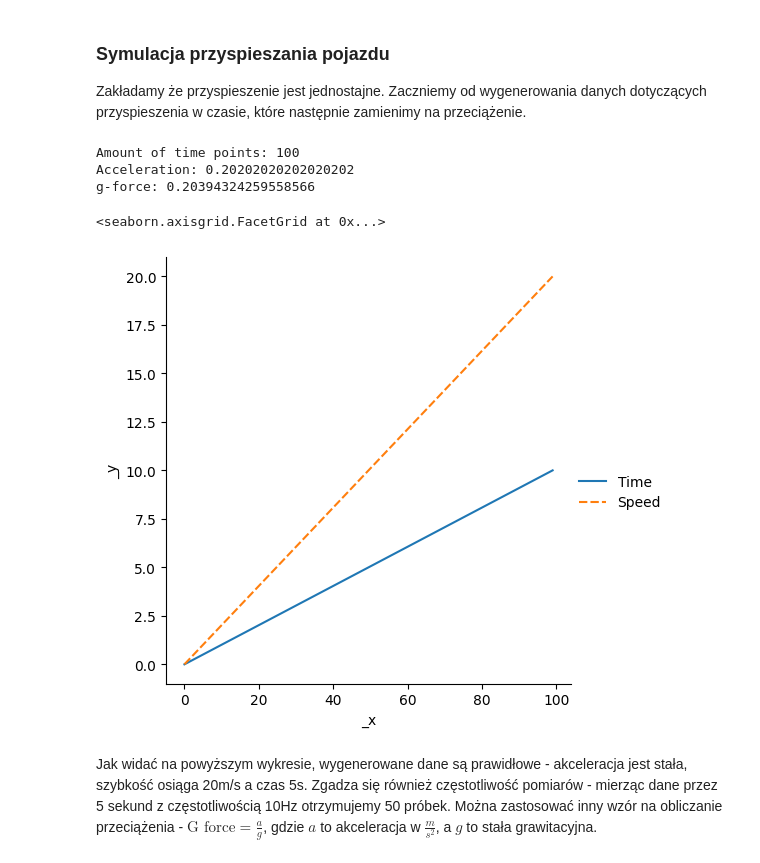
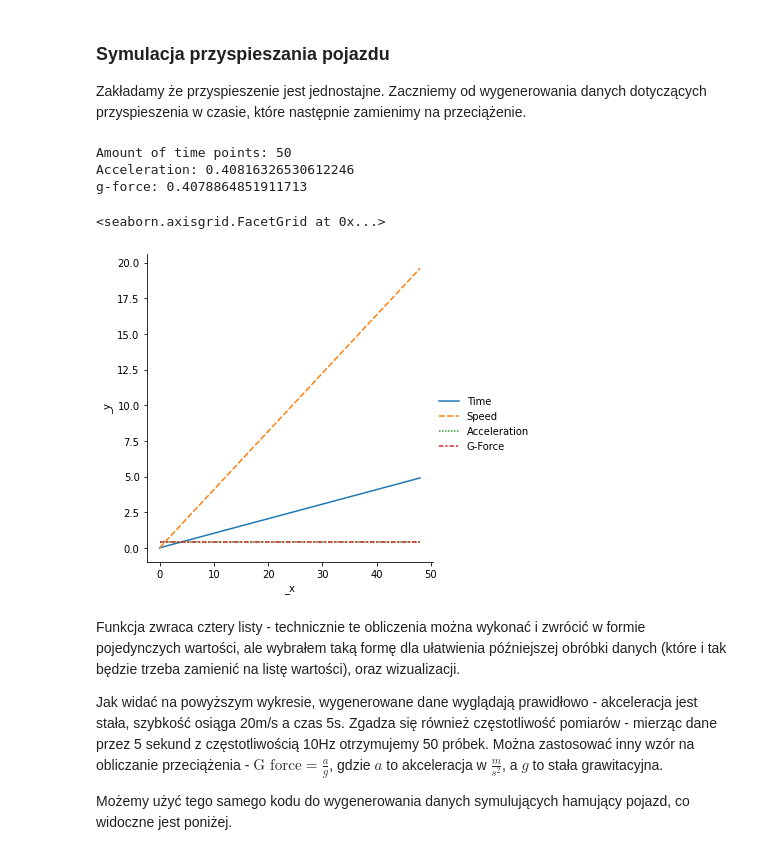
Before and after one commit to SteelPh0enix/magisterka-pollub, a Jupyter notebook: path_generators_showcase.ipynb, the cells around one changed output. Saved outputs shown, nothing was run; the diff lists cells and outputs as text; code cells hidden in the pictures.

Commit message:
renamed `generate_acceleration_data` to `generate_movement_data` and added more examples

```diff
--- a/path_generators_showcase.ipynb
+++ b/path_generators_showcase.ipynb
@@ -75,55 +75,60 @@ Mamy więc trzy możliwe scenariusze - przyspieszanie, zwalnianie oraz ruch jedn
 Zakładamy że przyspieszenie jest jednostajne. Zaczniemy od wygenerowania danych dotyczących przyspieszenia w czasie, które następnie zamienimy na przeciążenie.
 # %%
 from typing import List, Tuple
-import numpy as np
 import pandas as pd
 import seaborn as sns
-import scipy as sp
 from scipy.constants import g as g_constant
 
-# The code is unit-agnostic for now, but later we'll have to specify units for correct g-force calculations, so let's assume that speed unit is meters and time units are seconds
 
-def calculate_g_force(start_speed: float, target_speed: float, acceleration_time: float):
+def calculate_g_force(
+    start_speed: float, target_speed: float, acceleration_time: float
+):
     return (target_speed - start_speed) / (acceleration_time * g_constant)
 
-def generate_acceleration_data(
+
+def generate_movement_data(
     start_speed: float, target_speed: float, acceleration_time: float, time_step: float
-) -> Tuple[List[float], List[float], float, float]:
+) -> Tuple[List[float], List[float], List[float], List[float]]:
     time_points_count = int(acceleration_time / time_step)
     # Create an array with all the time points where measurements happened
     time_points = np.linspace(0, acceleration_time, time_points_count)
     # Map the time points to speed
     speed_in_time = [
         np.interp(time_point, [0, acceleration_time], [start_speed, target_speed])
         for time_point in time_points
     ]
-    # Calculate the acceleration from speed change
-    acceleration = speed_in_time[1] - speed_in_time[0]
+    # Calculate the acceleration and g-force
+    acceleration = np.diff(speed_in_time)
     g_force = calculate_g_force(start_speed, target_speed, acceleration_time)
 
-    return time_points, speed_in_time, acceleration, g_force
+    return time_points, speed_in_time, acceleration, ([g_force] * len(time_points))
 
 
 # Assume acceleration from 0 to 20 m/s, in 5 seconds, with 0.1s measurement frequency
-time, speed, acceleration, g_force = generate_acceleration_data(0, 20, 10, 0.1)
+time_points, speed, acceleration, g_force = generate_movement_data(0, 20, 5, 0.1)
 
-print(f"Amount of time points: {len(time)}")
-print(f"Acceleration: {acceleration}")
-print(f"g-force: {g_force}")
+print(f"Amount of time points: {len(time_points)}")
+print(f"Acceleration: {acceleration[0]}")
+print(f"g-force: {g_force[0]}")
 
 
 # Visualize the data
 acceleration_dataframe = pd.DataFrame(
-    list(zip(time, speed)), columns=["Time", "Speed"]
+    list(zip(time_points, speed, acceleration, g_force)),
+    columns=["Time", "Speed", "Acceleration", "G-Force"],
 )
 
 sns.relplot(data=acceleration_dataframe, kind="line")
 # %% [output]
-Amount of time points: 100
-Acceleration: 0.20202020202020202
-g-force: 0.20394324259558566
+Amount of time points: 50
+Acceleration: 0.40816326530612246
+g-force: 0.4078864851911713
 <seaborn.axisgrid.FacetGrid at 0x...>
-[figure, old version]
+[figure, new version]
 # %% [markdown]
-Jak widać na powyższym wykresie, wygenerowane dane są prawidłowe - akceleracja jest stała, szybkość osiąga 20m/s a czas 5s. Zgadza się również częstotliwość pomiarów - mierząc dane przez 5 sekund z częstotliwością 10Hz otrzymujemy 50 próbek.
+Funkcja zwraca cztery listy - technicznie te obliczenia można wykonać i zwrócić w formie pojedynczych wartości, ale wybrałem taką formę dla ułatwienia późniejszej obróbki danych (które i tak będzie trzeba zamienić na listę wartości), oraz wizualizacji.
+
+Jak widać na powyższym wykresie, wygenerowane dane wyglądają prawidłowo - akceleracja jest stała, szybkość osiąga 20m/s a czas 5s. Zgadza się również częstotliwość pomiarów - mierząc dane przez 5 sekund z częstotliwością 10Hz otrzymujemy 50 próbek.
 Można zastosować inny wzór na obliczanie przeciążenia - $\text{G force} = \frac{a}{g}$, gdzie $a$ to akceleracja w $\frac{m}{s^2}$, a $g$ to stała grawitacyjna.
+
+Możemy użyć tego samego kodu do wygenerowania danych symulujących hamujący pojazd, co widoczne jest poniżej.
```
Also changed, not shown: parts of 4 cells of this notebook.
